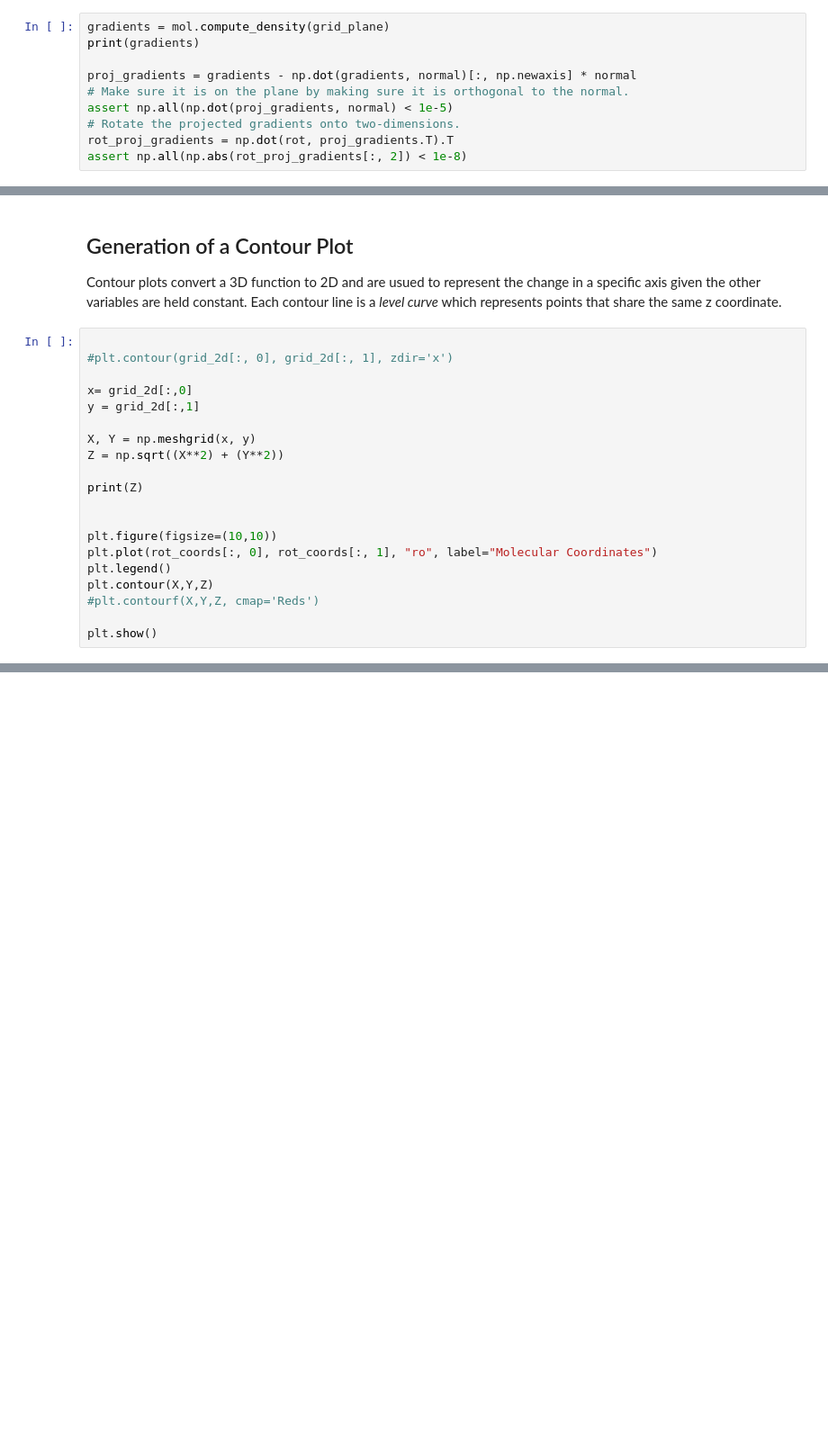
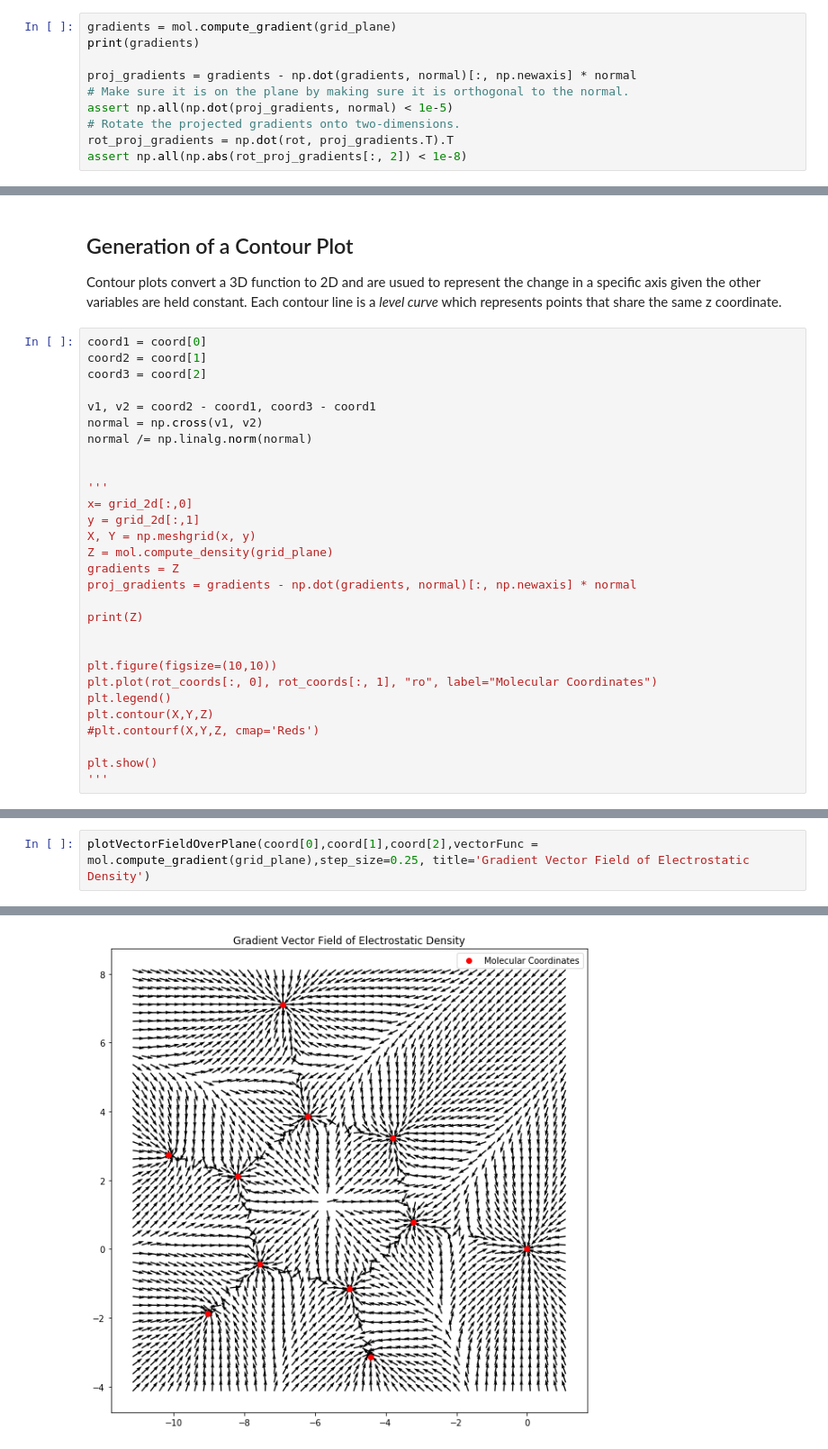
Before and after one commit to theochem/chemtools, a Jupyter notebook: examples/plotting/2D_Plotting_Gradient.ipynb, the cells around one changed output, grey strips where cells are left out. Shown: that part at 90% size. Drawn from its saved outputs; the diff is of its cells as text; blank space fills up the shorter version.

Commit message:
consolidated gradient vector field into independent function, however scalar counterplot unfinished

```diff
--- a/examples/plotting/2D_Plotting_Gradient.ipynb
+++ b/examples/plotting/2D_Plotting_Gradient.ipynb
@@ -132,7 +123,7 @@ We then to perform a projection, which is the dot product of the computed gradie
 
 We wish to visualize this in 2 dimensional cartesian space, which is accomplished by performing the dot product on our projection (`proj_gradients`) and our orthonormal vector.
 # %%
-gradients = mol.compute_density(grid_plane)
+gradients = mol.compute_gradient(grid_plane)
 print(gradients)
 
 proj_gradients = gradients - np.dot(gradients, normal)[:, np.newaxis] * normal
@@ -174,14 +169,22 @@ print(grid_2d)
 
 Contour plots convert a 3D function to 2D and are usued to represent the change in a specific axis given the other variables are held constant. Each contour line is a *level curve* which represents points that share the same z coordinate.
 # %%
+coord1 = coord[0]
+coord2 = coord[1]
+coord3 = coord[2]
 
-#plt.contour(grid_2d[:, 0], grid_2d[:, 1], zdir='x')
+v1, v2 = coord2 - coord1, coord3 - coord1
+normal = np.cross(v1, v2)
+normal /= np.linalg.norm(normal)
 
+
+'''
 x= grid_2d[:,0]
 y = grid_2d[:,1]
-
 X, Y = np.meshgrid(x, y)
-Z = np.sqrt((X**2) + (Y**2))
+Z = mol.compute_density(grid_plane)
+gradients = Z
+proj_gradients = gradients - np.dot(gradients, normal)[:, np.newaxis] * normal
 
 print(Z)
 
@@ -193,4 +196,5 @@ plt.contour(X,Y,Z)
 #plt.contourf(X,Y,Z, cmap='Reds')
 
 plt.show()
+'''
 # %% [output]
@@ -227,0 +282,3 @@ TypeError: Input z must be a 2D array.
+# %%
+plotVectorFieldOverPlane(coord[0],coord[1],coord[2],vectorFunc = mol.compute_gradient(grid_plane),step_size=0.25, title='Gradient Vector Field of Electrostatic Density')
+# %% [output]
@@ -227,0 +293 @@ TypeError: Input z must be a 2D array.
+[figure, added]
```
Also changed, not shown: parts of 13 cells of this notebook.
